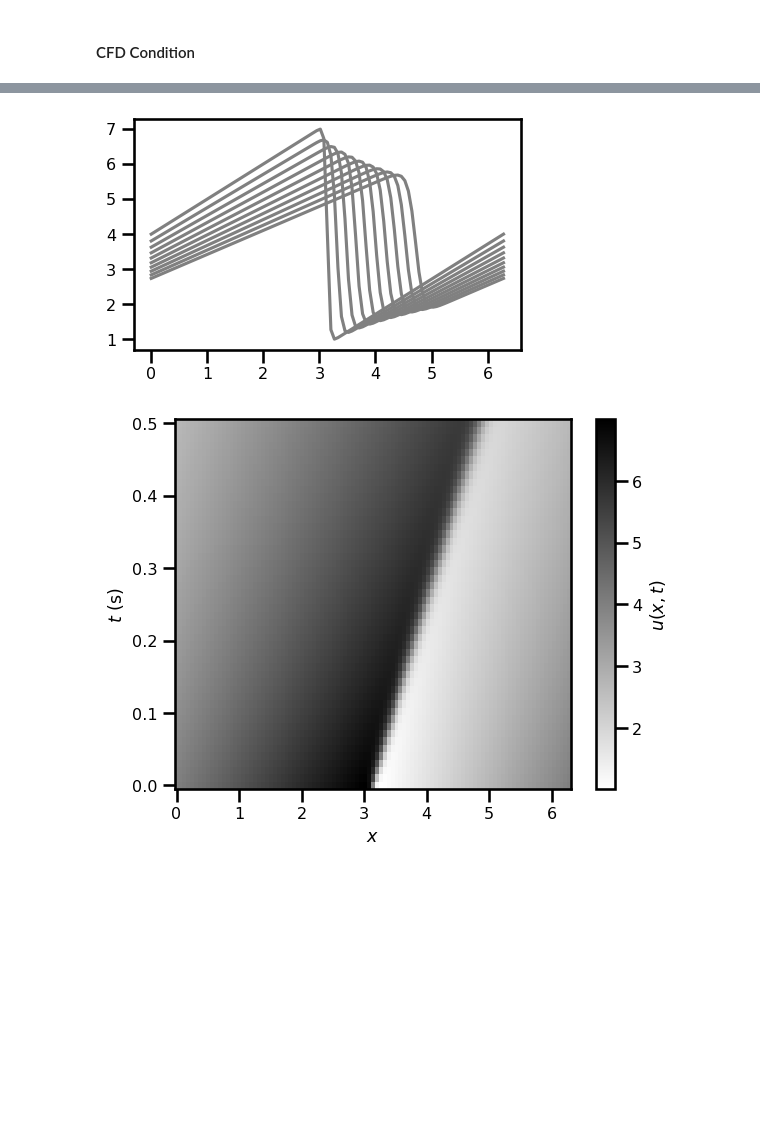
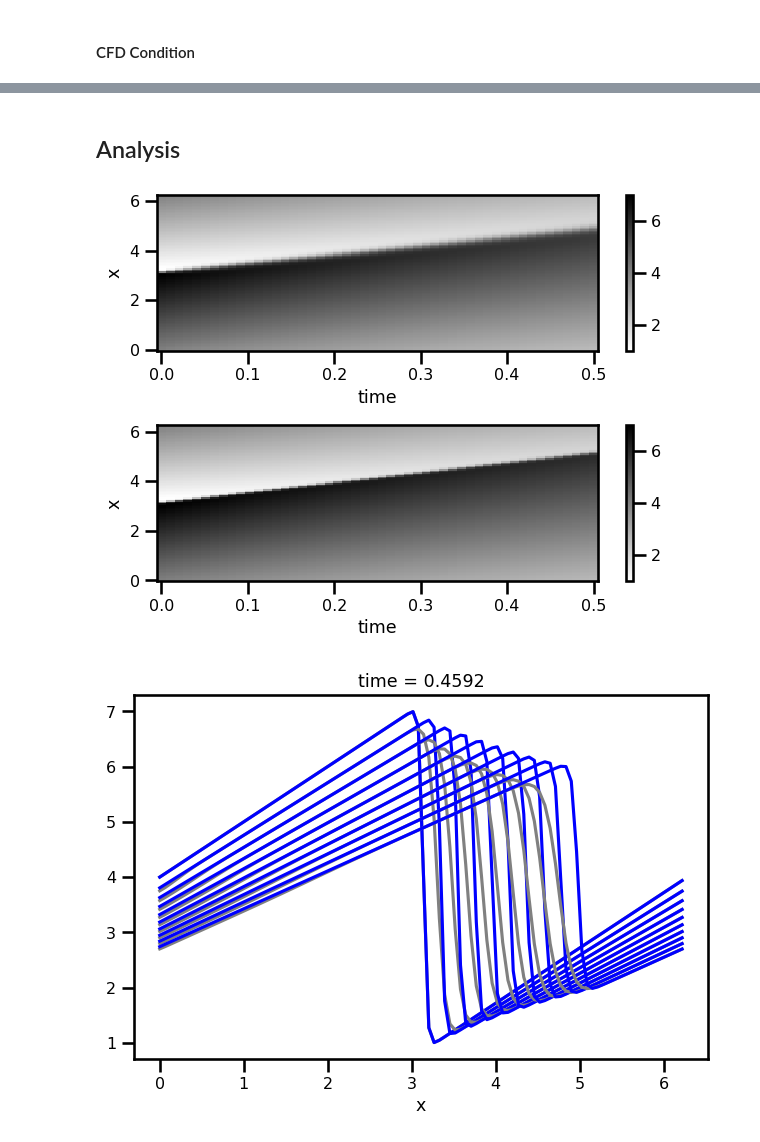
Before and after one commit to jejjohnson/jaxsw, a Jupyter notebook: notebooks/dev/eman/12_steps_2_NS/1.3_burgers_1d.ipynb, the cells around one changed output, grey strips where cells are left out. Cells and saved outputs as stored; diff of their text form; code cells hidden in the pictures; blank space fills up the shorter version.

```diff
--- a/notebooks/dev/eman/12_steps_2_NS/1.3_burgers_1d.ipynb
+++ b/notebooks/dev/eman/12_steps_2_NS/1.3_burgers_1d.ipynb
@@ -234,2 +236,2 @@ u_sol = dyn_model.integrate(u_init, dt)
 # %%
-u_analytical = init_u(domain.coords[0], tmax, nu)
+u_analytical = jax.vmap(init_u, in_axes=(None, 0, None))(domain.coords[0], ts, nu)
@@ -247,19 +238,44 @@ plt.show()
-# %%
-fig, ax = plt.subplots(figsize=(5, 3))
-
-ax.plot(domain.grid.squeeze(), u_sol.squeeze()[::5].T, color="gray")
-plt.show()
-# %% [output]
-[figure, removed]
-# %%
-X, Y = np.meshgrid(domain.grid, ts)
-
-fig, ax = plt.subplots()
-
-pts = ax.pcolormesh(X, Y, u_sol.squeeze(), cmap="gray_r")
-plt.colorbar(pts, label=r"$u(x,t)$")
-ax.set(xlabel=r"$x$", ylabel=r"$t$ (s)")
-
-plt.show()
-# %% [output]
-[figure, removed]
+# %% [markdown]
+## Analysis
+# %%
+da_sol = xr.DataArray(
+    data=np.asarray(sol.ys),
+    dims=["time", "x"],
+    coords={
+        "x": (["x"], np.asarray(domain.coords[0])),
+        "time": (["time"], np.asarray(sol.ts)),
+    },
+    attrs={"pde": "linear_convection", "c": c, "sigma": sigma},
+)
+da_sol
+
+da_analytical = xr.DataArray(
+    data=np.asarray(u_analytical),
+    dims=["time", "x"],
+    coords={
+        "x": (["x"], np.asarray(domain.coords[0])),
+        "time": (["time"], np.asarray(ts)),
+    },
+    attrs={"pde": "linear_convection", "c": c, "sigma": sigma},
+)
+# %%
+fig, ax = plt.subplots(nrows=2)
+
+da_sol.T.plot.pcolormesh(ax=ax[0], cmap="gray_r")
+da_analytical.T.plot.pcolormesh(ax=ax[1], cmap="gray_r")
+
+plt.tight_layout()
+plt.show()
+# %% [output]
+[figure, added]
+# %%
+fig, ax = plt.subplots()
+
+for i in range(0, len(da_sol.time), 5):
+    da_sol.isel(time=i).plot.line(ax=ax, color="gray")
+    da_analytical.isel(time=i).plot.line(ax=ax, color="blue")
+
+plt.tight_layout()
+plt.show()
+# %% [output]
+[figure, added]
```
Also changed, not shown: parts of 9 cells of this notebook, 3 other files.
